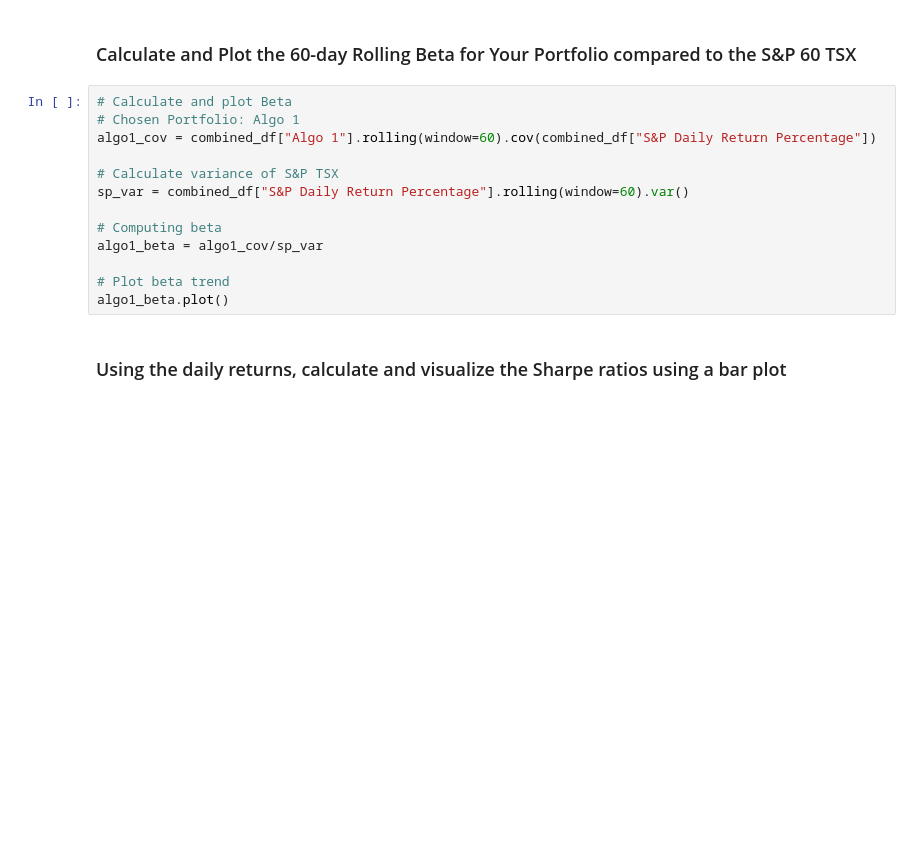
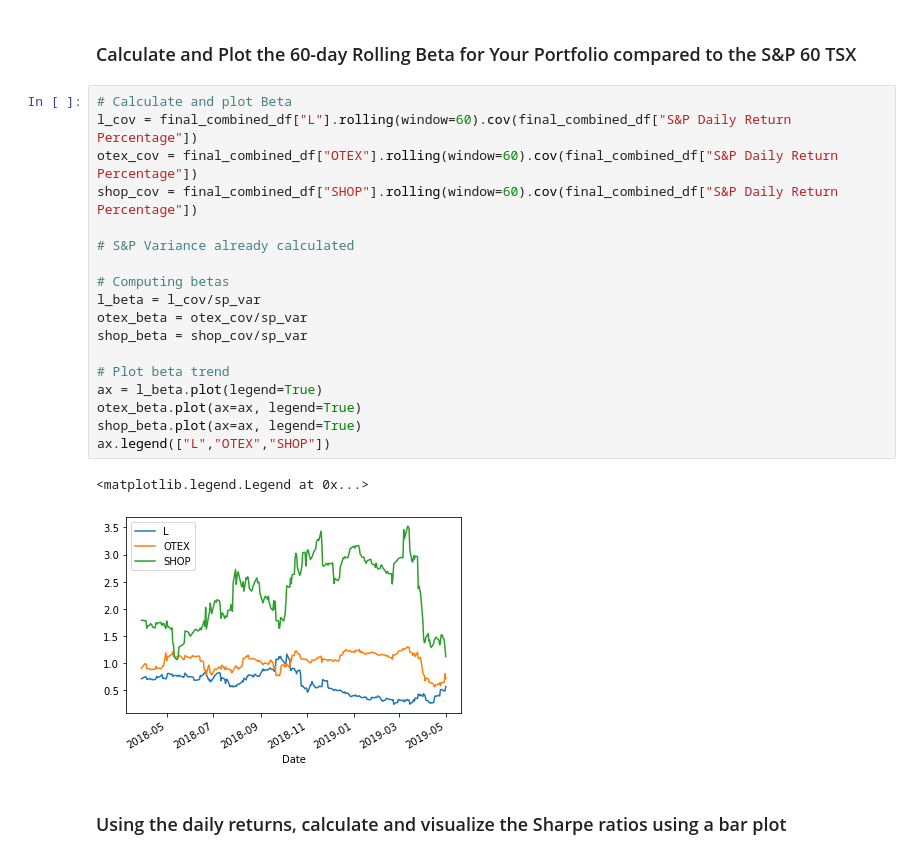
Before and after one commit to guninshahkhanna/Unit-4-Homework-Assignment-Gunin-Khanna, a Jupyter notebook: Instructions/Starter_Code/whale_analysis.ipynb, the cells around one changed output. Cells and saved outputs as stored; diff of their text form; blank space fills up the shorter version.

```diff
--- a/Instructions/Starter_Code/whale_analysis.ipynb
+++ b/Instructions/Starter_Code/whale_analysis.ipynb
@@ -562,18 +568,26 @@ sns.heatmap(final_combined_df.corr(), vmin=0.1, vmax=1, annot=True, cmap=green_r
 # %% [markdown]
 ### Calculate and Plot the 60-day Rolling Beta for Your Portfolio compared to the S&P 60 TSX
-# %%
-# Calculate and plot Beta
-# Chosen Portfolio: Algo 1
-algo1_cov = combined_df["Algo 1"].rolling(window=60).cov(combined_df["S&P Daily Return Percentage"])
-
-# Calculate variance of S&P TSX
-sp_var = combined_df["S&P Daily Return Percentage"].rolling(window=60).var()
-
-# Computing beta
-algo1_beta = algo1_cov/sp_var
-
-# Plot beta trend
-algo1_beta.plot()
+# %%
+# Calculate and plot Beta
+l_cov = final_combined_df["L"].rolling(window=60).cov(final_combined_df["S&P Daily Return Percentage"])
+otex_cov = final_combined_df["OTEX"].rolling(window=60).cov(final_combined_df["S&P Daily Return Percentage"])
+shop_cov = final_combined_df["SHOP"].rolling(window=60).cov(final_combined_df["S&P Daily Return Percentage"])
+
+# S&P Variance already calculated
+
+# Computing betas
+l_beta = l_cov/sp_var
+otex_beta = otex_cov/sp_var
+shop_beta = shop_cov/sp_var
+
+# Plot beta trend
+ax = l_beta.plot(legend=True)
+otex_beta.plot(ax=ax, legend=True)
+shop_beta.plot(ax=ax, legend=True)
+ax.legend(["L","OTEX","SHOP"])
+# %% [output]
+<matplotlib.legend.Legend at 0x...>
+[figure, added]
 # %% [markdown]
 ### Using the daily returns, calculate and visualize the Sharpe ratios using a bar plot
 # %%
```
Also changed, not shown: parts of 6 cells of this notebook.
